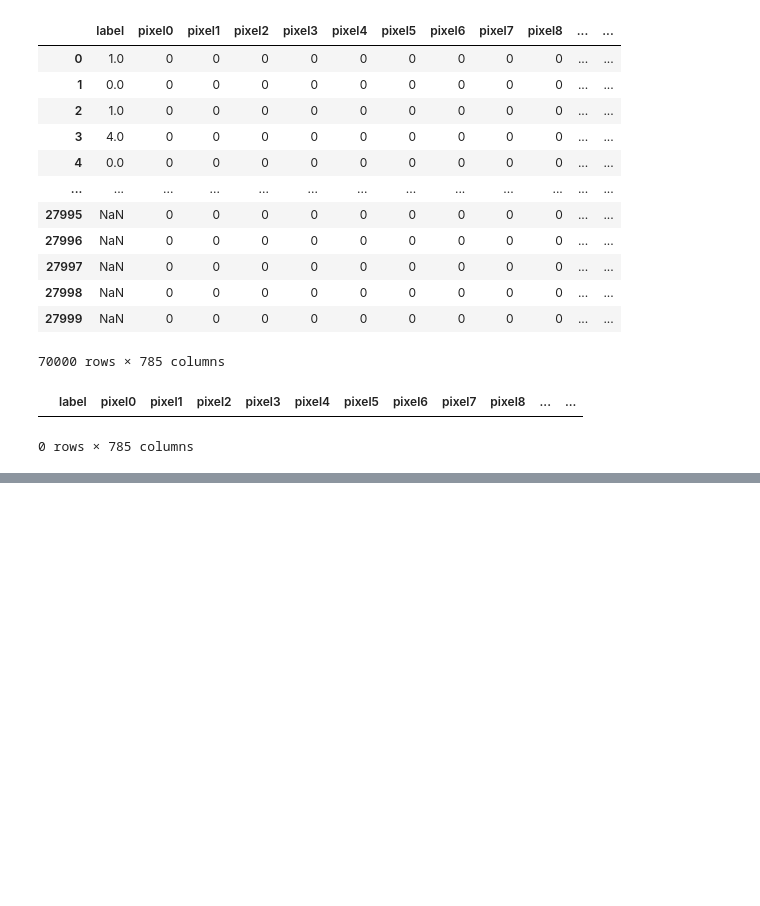
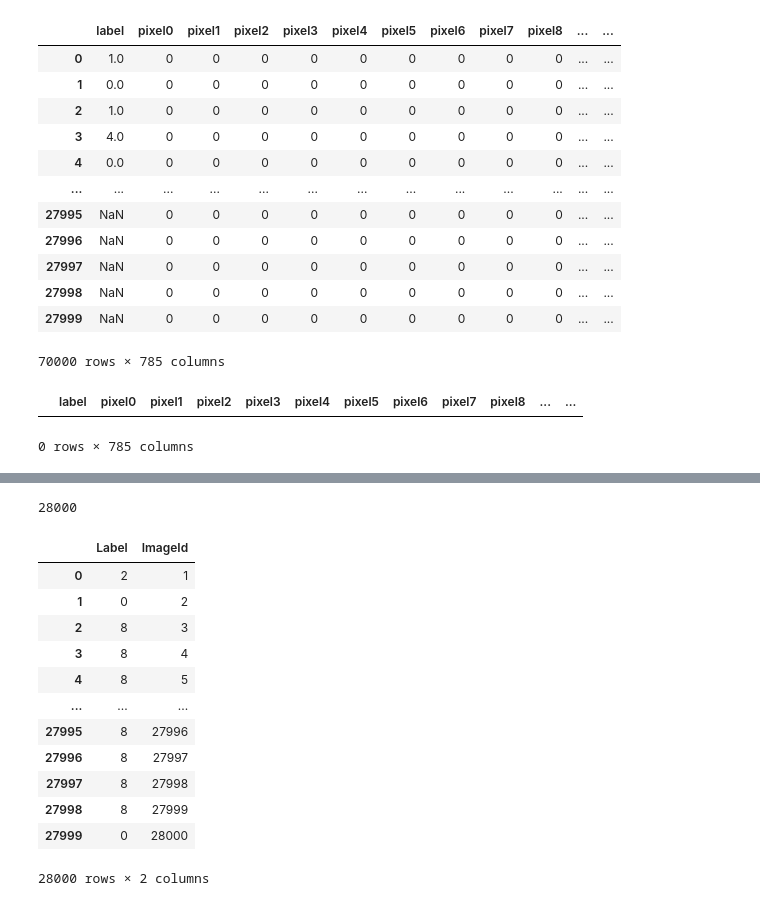
Before and after one commit to rickshev/kaggle_digit_recog, a Jupyter notebook: digit_recog_ML.ipynb, the cells around one changed output, grey strips where cells are left out. Cells and saved outputs as stored; diff of their text form; code cells hidden in the pictures; blank space fills up the shorter version.

Commit message:
Ran SVM predictions but need to reduce features

```diff
--- a/digit_recog_ML.ipynb
+++ b/digit_recog_ML.ipynb
@@ -97,6 +133,6 @@ df_test
 # %%
-data = df.drop("label", axis=1)
+data = train.drop("label", axis=1)
 test_data = test.drop("label", axis=1)
-feature_names = train.columns
-target = df["label"]
+feature_names = data.columns
+target = train["label"]
 target_names = ["0","1", "2", "3", "4", "5", "6", "7", "8", "9"]
@@ -105,7 +139,7 @@ KeyError: "['label'] not found in axis"
 # %%
 # Start with KNN to see predictability
 from sklearn.model_selection import train_test_split
-X_train, X_test, y_train, y_test = train_test_split(X, y, random_state=42)
+X_train, X_test, y_train, y_test = train_test_split(data, target, test_size=.4, random_state=42)
 # %%
 from sklearn.preprocessing import StandardScaler
 
@@ -216,0 +303,24 @@ KeyboardInterrupt:
+# %%
+predictions = grid2.predict(test_data)
+# %%
+len(predictions)
+# %% [output]
+28000
+# %%
+svc_df1 = pd.DataFrame(predictions, columns=["Label"])
+svc_df1["ImageId"] = range(1, len(svc_df1) + 1)
+svc_df1
+# %% [output]
+|  | Label | ImageId |
+| 0 | 2 | 1 |
+| 1 | 0 | 2 |
+| 2 | 8 | 3 |
+| 3 | 8 | 4 |
+| 4 | 8 | 5 |
+| ... | ... | ... |
+| 27995 | 8 | 27996 |
+| 27996 | 8 | 27997 |
+| 27997 | 8 | 27998 |
+| 27998 | 8 | 27999 |
+| 27999 | 0 | 28000 |
+28000 rows × 2 columns
```
Also changed, not shown: parts of 17 cells of this notebook, 1 other file.
